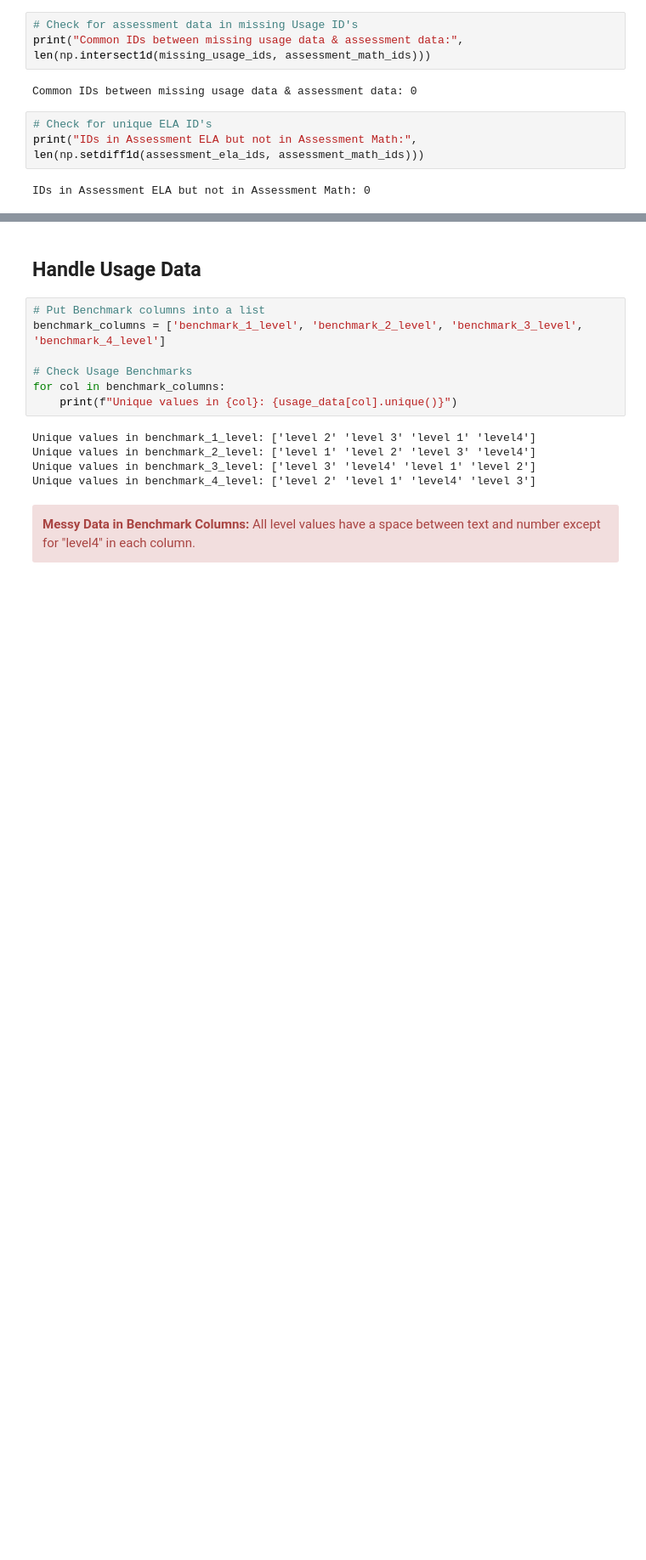
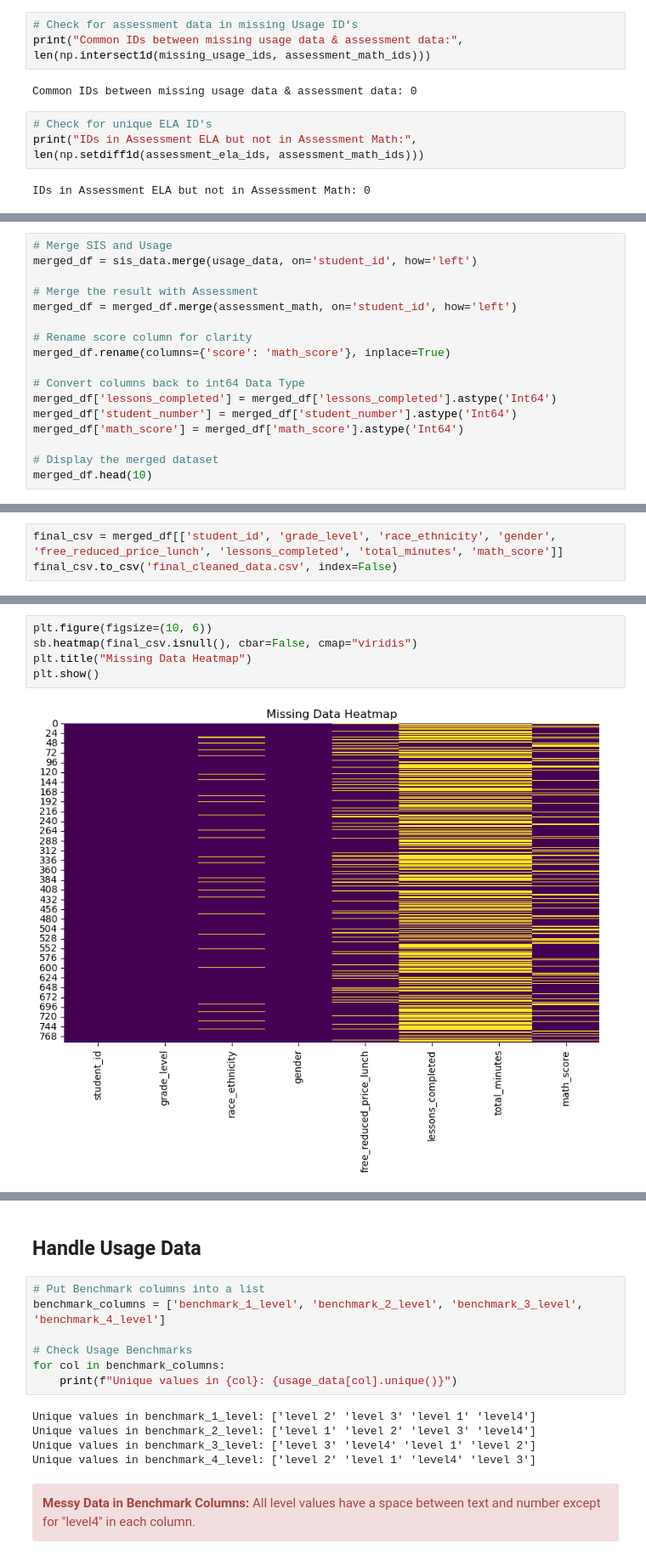
Before and after one commit to bo-boka/student-data-cleaning-project, a Jupyter notebook: Student-Data-Analysis.ipynb, the cells around one changed output, grey strips where cells are left out. Shown at 85% size. Drawn from its saved outputs; the diff is of its cells as text; blank space fills up the shorter version.

Commit message:
Data Analysis

```diff
--- a/Student-Data-Analysis.ipynb
+++ b/Student-Data-Analysis.ipynb
@@ -452,0 +450,17 @@ IDs in Assessment ELA but not in Assessment Math: 0
+# %%
+# Merge SIS and Usage
+merged_df = sis_data.merge(usage_data, on='student_id', how='left')
+
+# Merge the result with Assessment
+merged_df = merged_df.merge(assessment_math, on='student_id', how='left')
+
+# Rename score column for clarity
+merged_df.rename(columns={'score': 'math_score'}, inplace=True)
+
+# Convert columns back to int64 Data Type
+merged_df['lessons_completed'] = merged_df['lessons_completed'].astype('Int64')
+merged_df['student_number'] = merged_df['student_number'].astype('Int64')
+merged_df['math_score'] = merged_df['math_score'].astype('Int64')
+
+# Display the merged dataset
+merged_df.head(10)
@@ -452,0 +493,3 @@ IDs in Assessment ELA but not in Assessment Math: 0
+# %%
+final_csv = merged_df[['student_id', 'grade_level', 'race_ethnicity', 'gender', 'free_reduced_price_lunch', 'lessons_completed', 'total_minutes', 'math_score']]
+final_csv.to_csv('final_cleaned_data.csv', index=False)
@@ -452,0 +555,7 @@ IDs in Assessment ELA but not in Assessment Math: 0
+# %%
+plt.figure(figsize=(10, 6))
+sb.heatmap(final_csv.isnull(), cbar=False, cmap="viridis")
+plt.title("Missing Data Heatmap")
+plt.show()
+# %% [output]
+[figure, added]
```
Also changed, not shown: parts of 59 cells of this notebook, 1 other file.
